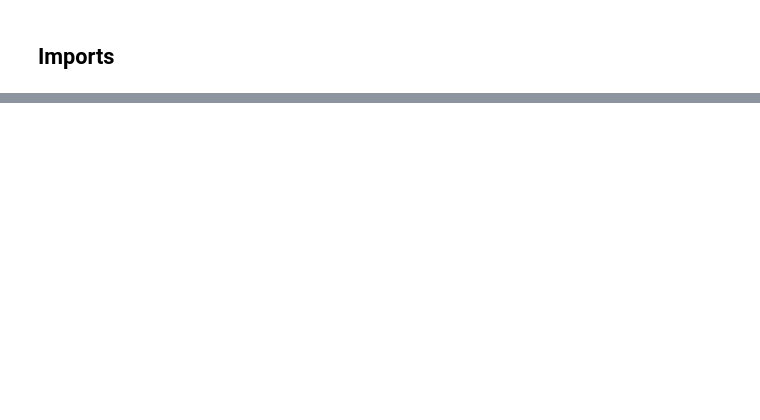
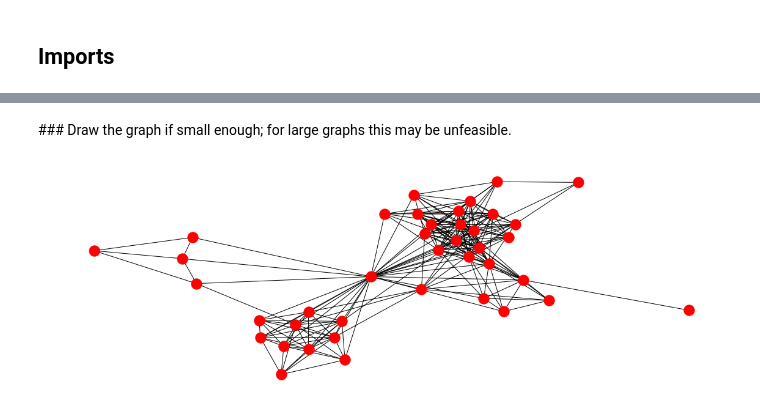
Before and after one commit to mkobbi/mkobbi_udm_social_project, a Jupyter notebook: mkobbi_network_anaylsis_project.ipynb, the cells around one changed output, grey strips where cells are left out. Saved outputs shown, nothing was run; the diff lists cells and outputs as text; code cells hidden in the pictures; blank space fills up the shorter version.

```diff
--- a/mkobbi_network_anaylsis_project.ipynb
+++ b/mkobbi_network_anaylsis_project.ipynb
@@ -66,0 +54,10 @@ plt.show()
+# %% [markdown]
+### Draw the graph if small enough; for large graphs this may be unfeasible.
+# %%
+plt.close("all")
+plt.ion()
+plt.figure(1, figsize=(15, 5))
+nx.draw(G, with_labels=False)
+plt.show()
+# %% [output]
+[figure, added]
```
Also changed, not shown: parts of 26 cells of this notebook, 6 other files.
